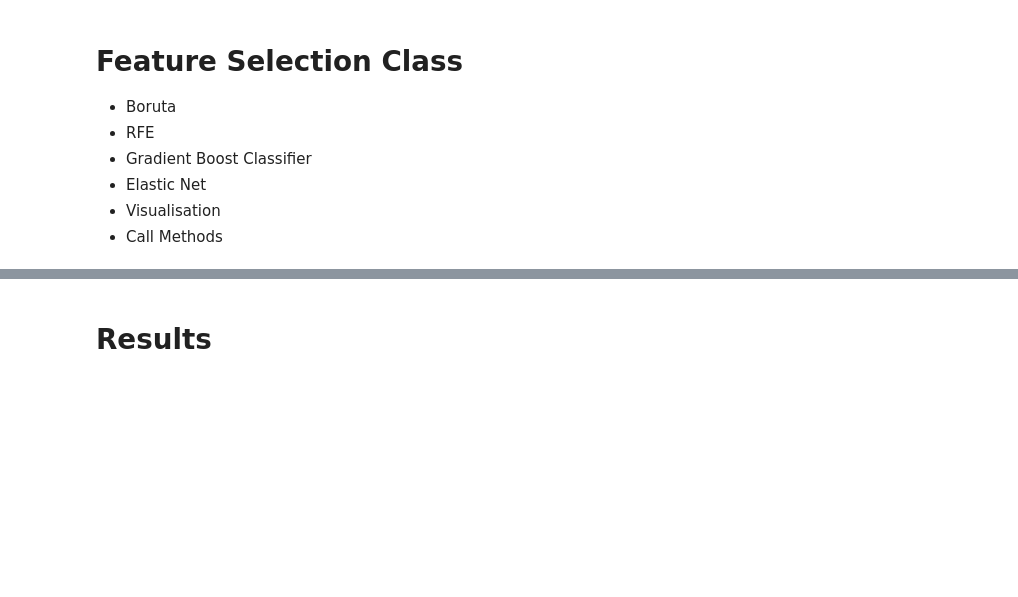
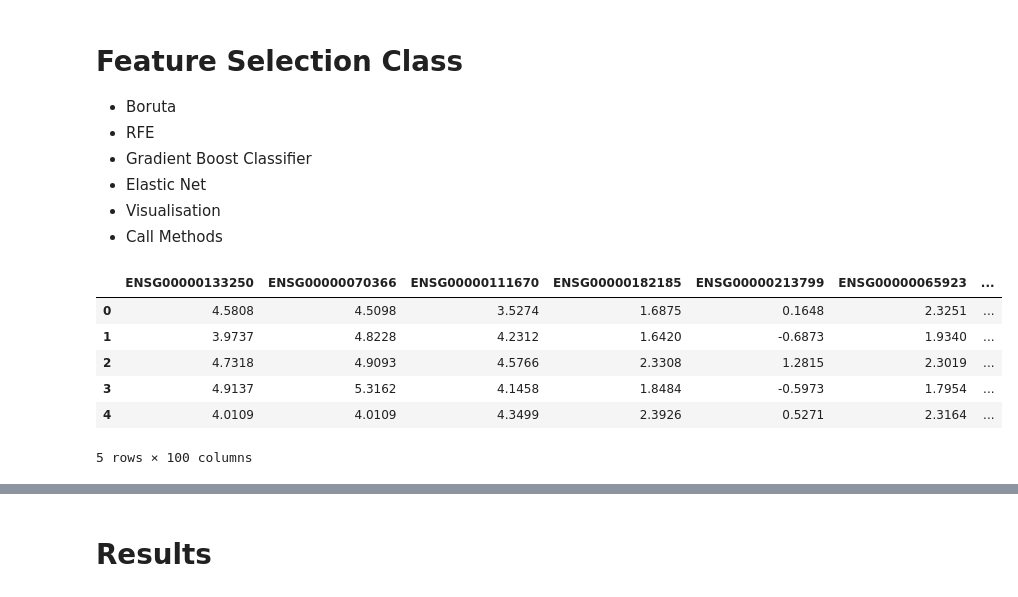
Before and after one commit to mikesamir/oncological_gene_expression_analysis, a Jupyter notebook: 1_DataProcessing_ENSG.ipynb, the cells around one changed output, grey strips where cells are left out. Cells and saved outputs as stored; diff of their text form; code cells hidden in the pictures; blank space fills up the shorter version.

```diff
--- a/1_DataProcessing_ENSG.ipynb
+++ b/1_DataProcessing_ENSG.ipynb
@@ -276,3 +295,13 @@ class FeatureSelection:
 
 # Instantiate Class Object
 FS = FeatureSelection(1888)
+# %%
+X_train.head().sample(100, axis = 1, random_state = FS.seed)
+# %% [output]
+|  | ENSG00000133250 | ENSG00000070366 | ENSG00000111670 | ENSG00000182185 | ENSG00000213799 | ENSG00000065923 | ... |
+| 0 | 4.5808 | 4.5098 | 3.5274 | 1.6875 | 0.1648 | 2.3251 | ... |
+| 1 | 3.9737 | 4.8228 | 4.2312 | 1.6420 | -0.6873 | 1.9340 | ... |
+| 2 | 4.7318 | 4.9093 | 4.5766 | 2.3308 | 1.2815 | 2.3019 | ... |
+| 3 | 4.9137 | 5.3162 | 4.1458 | 1.8484 | -0.5973 | 1.7954 | ... |
+| 4 | 4.0109 | 4.0109 | 4.3499 | 2.3926 | 0.5271 | 2.3164 | ... |
+5 rows × 100 columns
```
Also changed, not shown: parts of 10 cells of this notebook, 4 other files.
